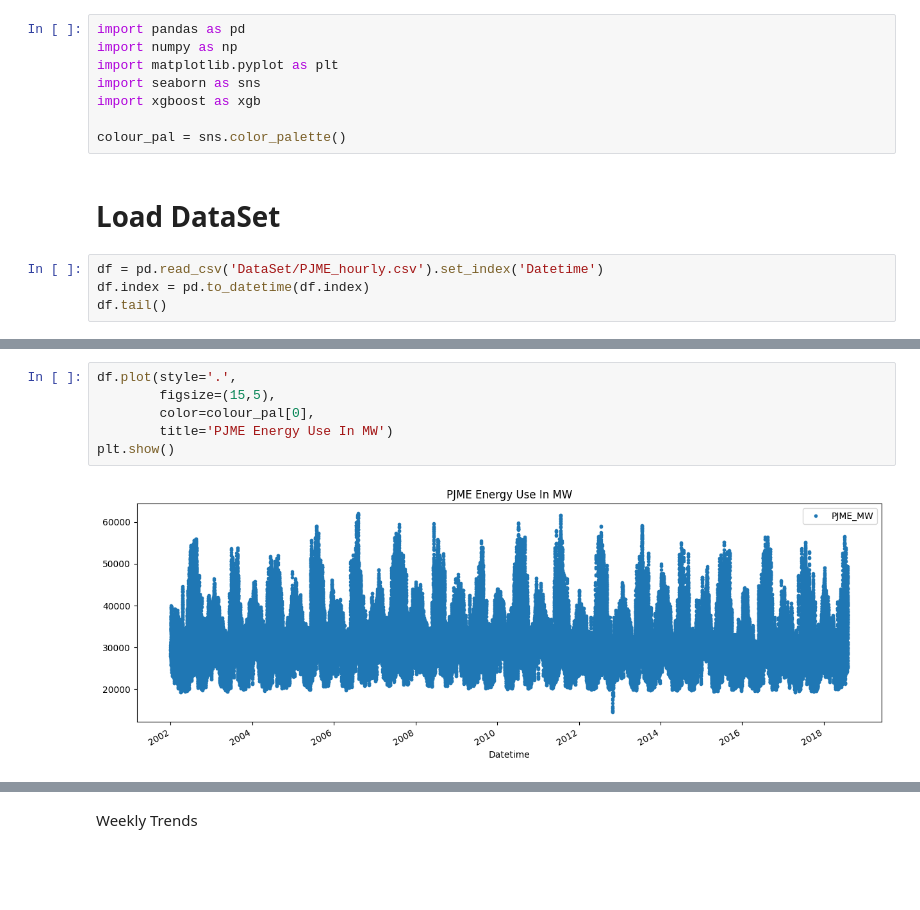
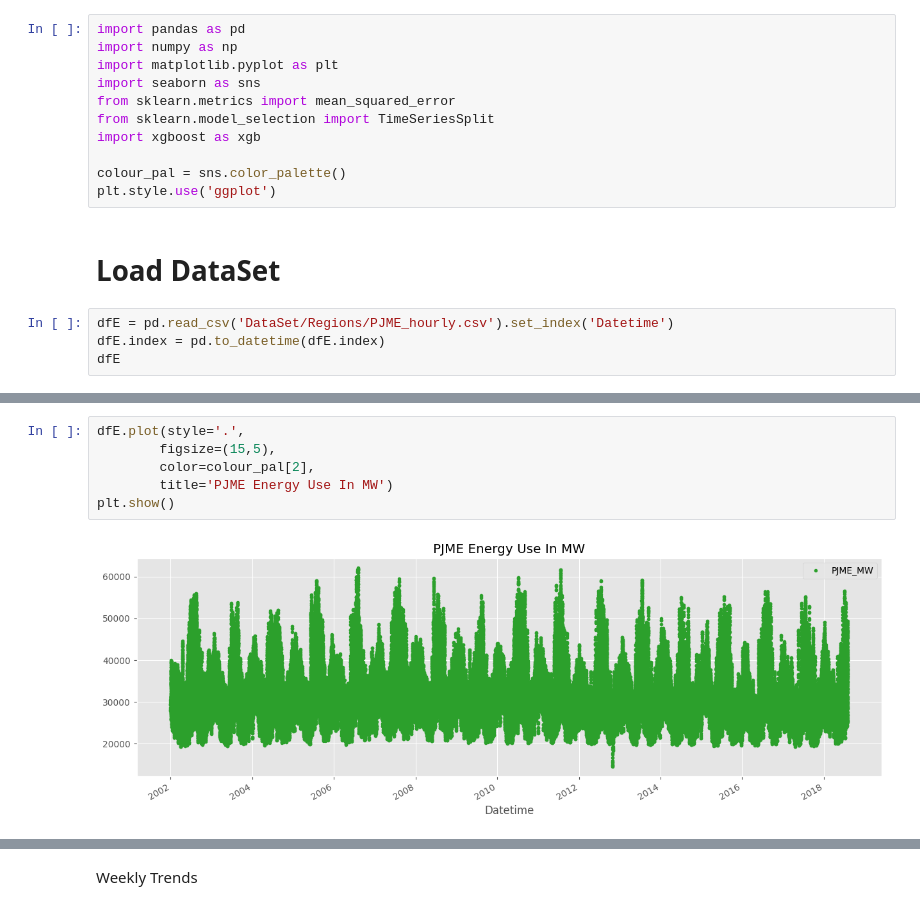
Before and after one commit to minari314159/Energy_Forcasting, a Jupyter notebook: Forecasting.ipynb, the cells around one changed output, grey strips where cells are left out. Saved outputs shown, nothing was run; the diff lists cells and outputs as text; blank space fills up the shorter version.

```diff
--- a/Forecasting.ipynb
+++ b/Forecasting.ipynb
@@ -3,15 +3,18 @@ import pandas as pd
 import numpy as np
 import matplotlib.pyplot as plt
 import seaborn as sns
+from sklearn.metrics import mean_squared_error
+from sklearn.model_selection import TimeSeriesSplit
 import xgboost as xgb
 
 colour_pal = sns.color_palette()
+plt.style.use('ggplot')
 # %% [markdown]
 # Load DataSet
 # %%
-df = pd.read_csv('DataSet/PJME_hourly.csv').set_index('Datetime')
-df.index = pd.to_datetime(df.index)
-df.tail()
+dfE = pd.read_csv('DataSet/Regions/PJME_hourly.csv').set_index('Datetime')
+dfE.index = pd.to_datetime(dfE.index)
+dfE
 # %% [output]
 |  | PJME_MW |
 | Datetime |  |
@@ -23,8 +92,8 @@ df.tail()
 # %%
-df.plot(style='.',
+dfE.plot(style='.',
         figsize=(15,5),
-        color=colour_pal[0],
+        color=colour_pal[2],
         title='PJME Energy Use In MW')
 plt.show()
 # %% [output]
-[figure, old version]
+[figure, new version]
```
Also changed, not shown: parts of 72 cells of this notebook, 19 other files.
